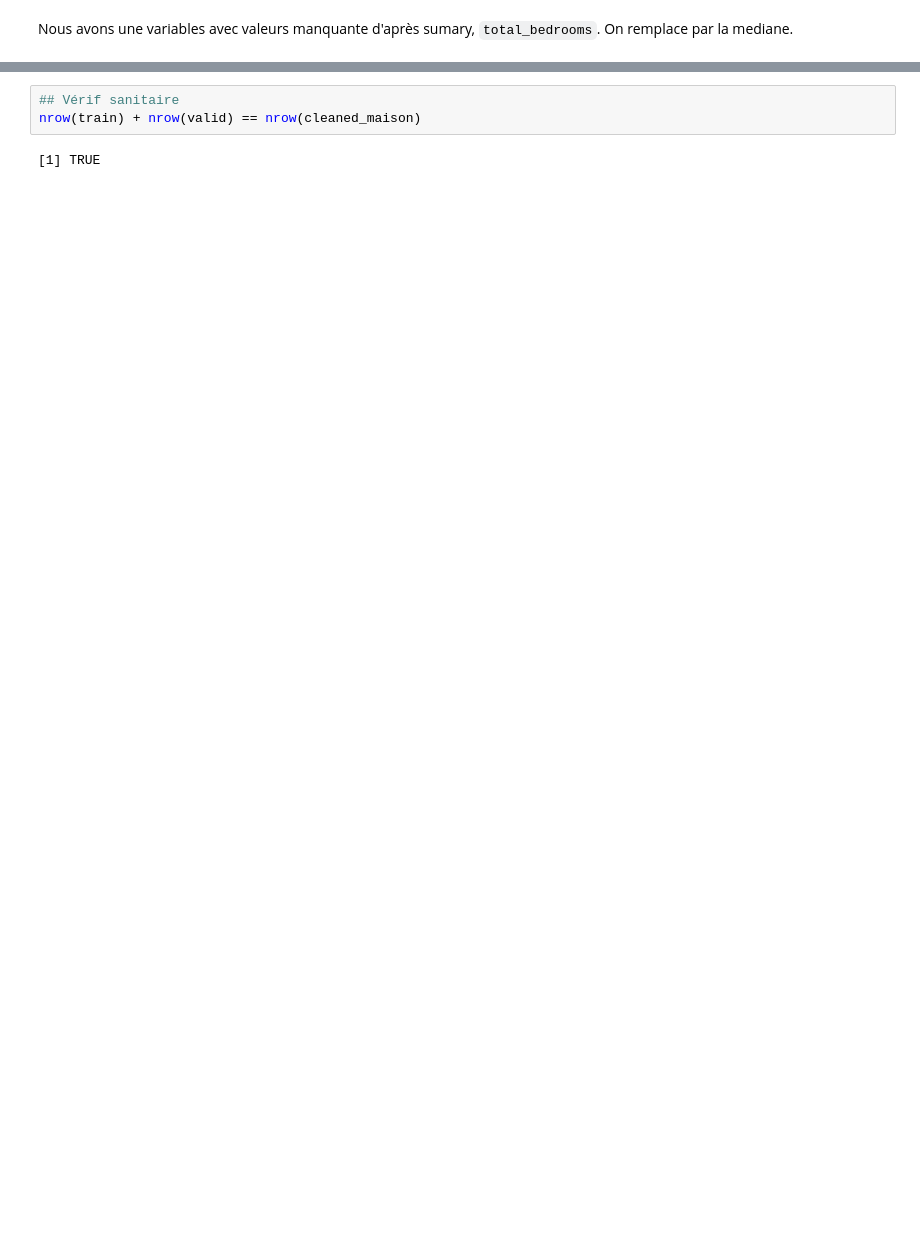
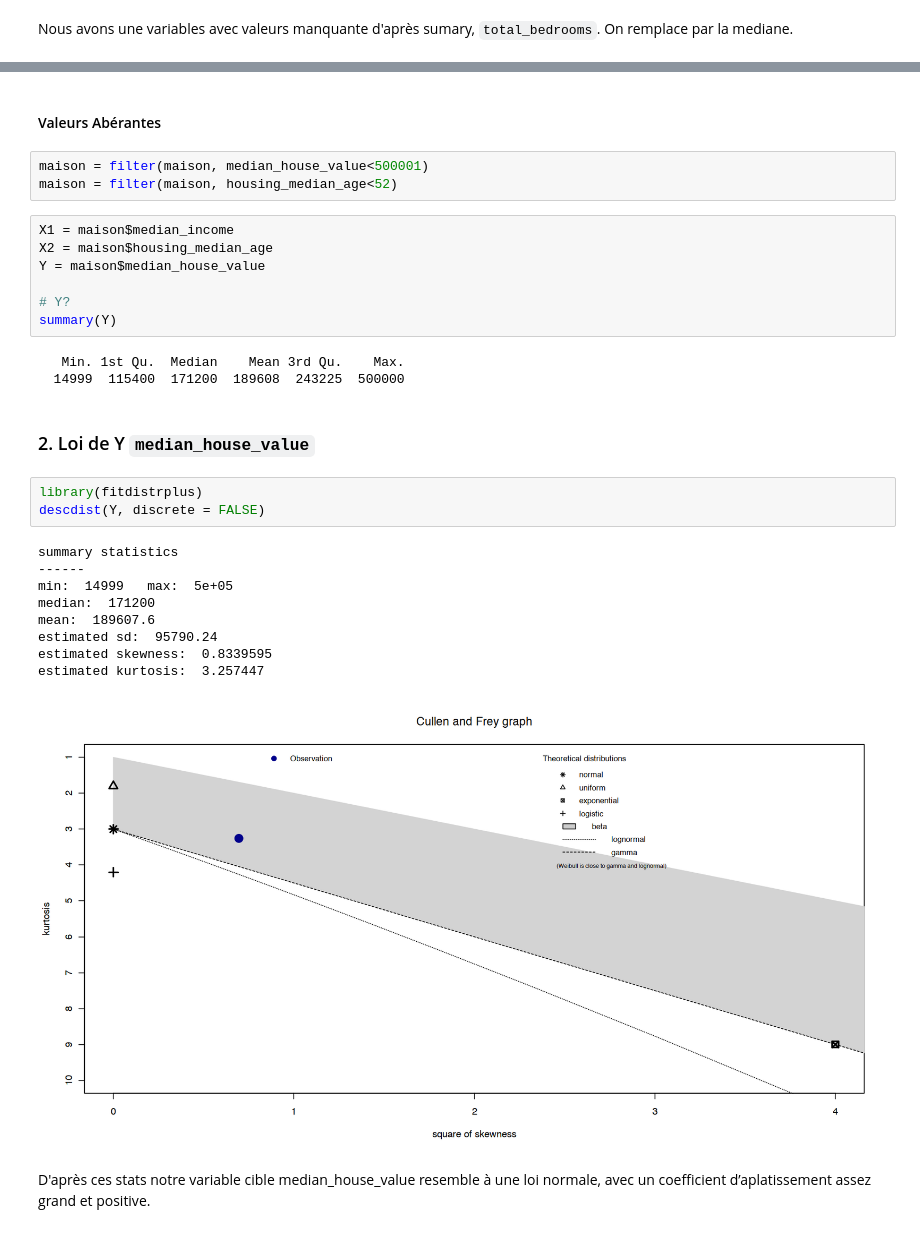
Before and after one commit to abdoulsn/projets, a Jupyter notebook: projet_methodstats.ipynb, the cells around one changed output, grey strips where cells are left out. Saved outputs shown, nothing was run; the diff lists cells and outputs as text; blank space fills up the shorter version.

```diff
--- a/projet_methodstats.ipynb
+++ b/projet_methodstats.ipynb
@@ -136,5 +142,32 @@ valid  = cleaned_maison[-echn, ]
-# %%
-## Vérif sanitaire
-nrow(train) + nrow(valid) == nrow(cleaned_maison)
-# %% [output]
-[1] TRUE
+# %% [markdown]
+#### Valeurs Abérantes
+# %%
+maison = filter(maison, median_house_value<500001)
+maison = filter(maison, housing_median_age<52)
+# %%
+X1 = maison$median_income
+X2 = maison$housing_median_age
+Y = maison$median_house_value
+
+# Y?
+summary(Y)
+# %% [output]
+   Min. 1st Qu.  Median    Mean 3rd Qu.    Max.
+  14999  115400  171200  189608  243225  500000
+# %% [markdown]
+### 2. Loi de Y `median_house_value`
+# %%
+library(fitdistrplus)
+descdist(Y, discrete = FALSE)
+# %% [output]
+summary statistics
+------
+min:  14999   max:  5e+05
+median:  171200
+mean:  189607.6
+estimated sd:  95790.24
+estimated skewness:  0.8339595
+estimated kurtosis:  3.257447
+[figure, added]
+# %% [markdown]
+D'après ces stats notre variable cible median_house_value resemble à une loi normale, avec un coefficient d’aplatissement assez grand et positive.
```
Also changed, not shown: parts of 28 cells of this notebook.
